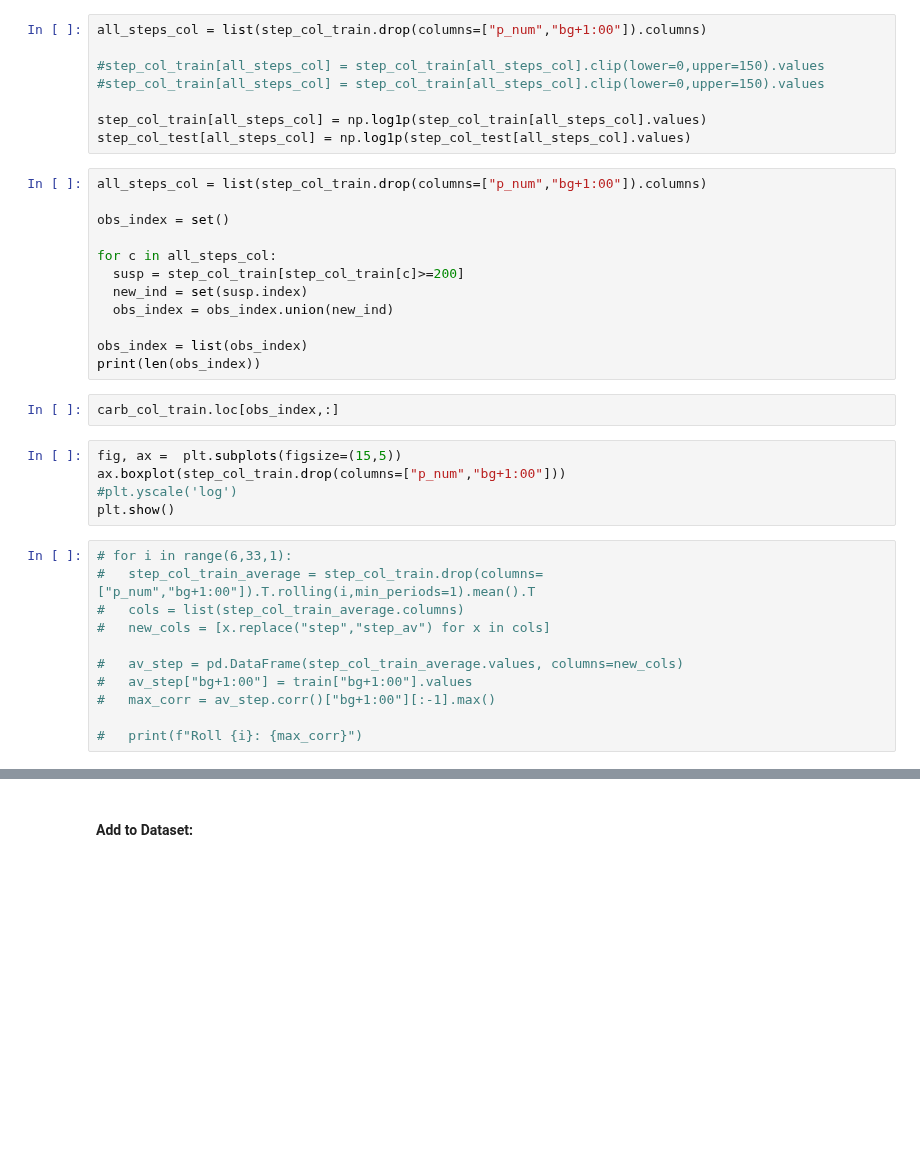
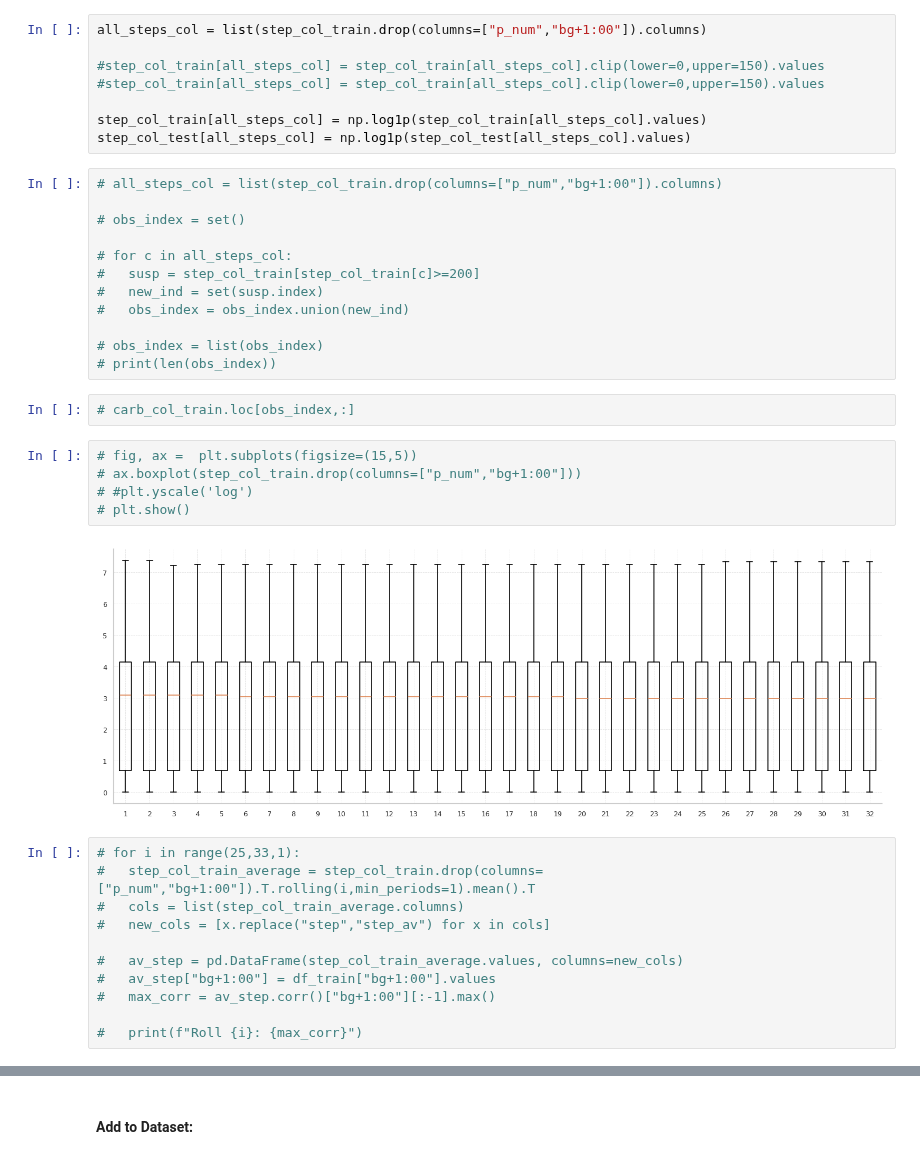
Before and after one commit to fabriziobasso/Colab_backup, a Jupyter notebook: File_01_EDA_extradata.ipynb, the cells around one changed output, grey strips where cells are left out. Drawn from its saved outputs; the diff is of its cells as text; blank space fills up the shorter version.

```diff
--- a/File_01_EDA_extradata.ipynb
+++ b/File_01_EDA_extradata.ipynb
@@ -1173,32 +1315,34 @@ all_steps_col = list(step_col_train.drop(columns=["p_num","bg+1:00"]).columns)
 step_col_train[all_steps_col] = np.log1p(step_col_train[all_steps_col].values)
 step_col_test[all_steps_col] = np.log1p(step_col_test[all_steps_col].values)
 # %%
-all_steps_col = list(step_col_train.drop(columns=["p_num","bg+1:00"]).columns)
+# all_steps_col = list(step_col_train.drop(columns=["p_num","bg+1:00"]).columns)
 
-obs_index = set()
+# obs_index = set()
 
-for c in all_steps_col:
-  susp = step_col_train[step_col_train[c]>=200]
-  new_ind = set(susp.index)
-  obs_index = obs_index.union(new_ind)
+# for c in all_steps_col:
+#   susp = step_col_train[step_col_train[c]>=200]
+#   new_ind = set(susp.index)
+#   obs_index = obs_index.union(new_ind)
 
-obs_index = list(obs_index)
-print(len(obs_index))
+# obs_index = list(obs_index)
+# print(len(obs_index))
 # %%
-carb_col_train.loc[obs_index,:]
+# carb_col_train.loc[obs_index,:]
 # %%
-fig, ax =  plt.subplots(figsize=(15,5))
-ax.boxplot(step_col_train.drop(columns=["p_num","bg+1:00"]))
-#plt.yscale('log')
-plt.show()
+# fig, ax =  plt.subplots(figsize=(15,5))
+# ax.boxplot(step_col_train.drop(columns=["p_num","bg+1:00"]))
+# #plt.yscale('log')
+# plt.show()
+# %% [output]
+[figure, added]
 # %%
-# for i in range(6,33,1):
+# for i in range(25,33,1):
 #   step_col_train_average = step_col_train.drop(columns=["p_num","bg+1:00"]).T.rolling(i,min_periods=1).mean().T
 #   cols = list(step_col_train_average.columns)
 #   new_cols = [x.replace("step","step_av") for x in cols]
 
 #   av_step = pd.DataFrame(step_col_train_average.values, columns=new_cols)
-#   av_step["bg+1:00"] = train["bg+1:00"].values
+#   av_step["bg+1:00"] = df_train["bg+1:00"].values
 #   max_corr = av_step.corr()["bg+1:00"][:-1].max()
 
 #   print(f"Roll {i}: {max_corr}")
```
Also changed, not shown: parts of 130 cells of this notebook.
